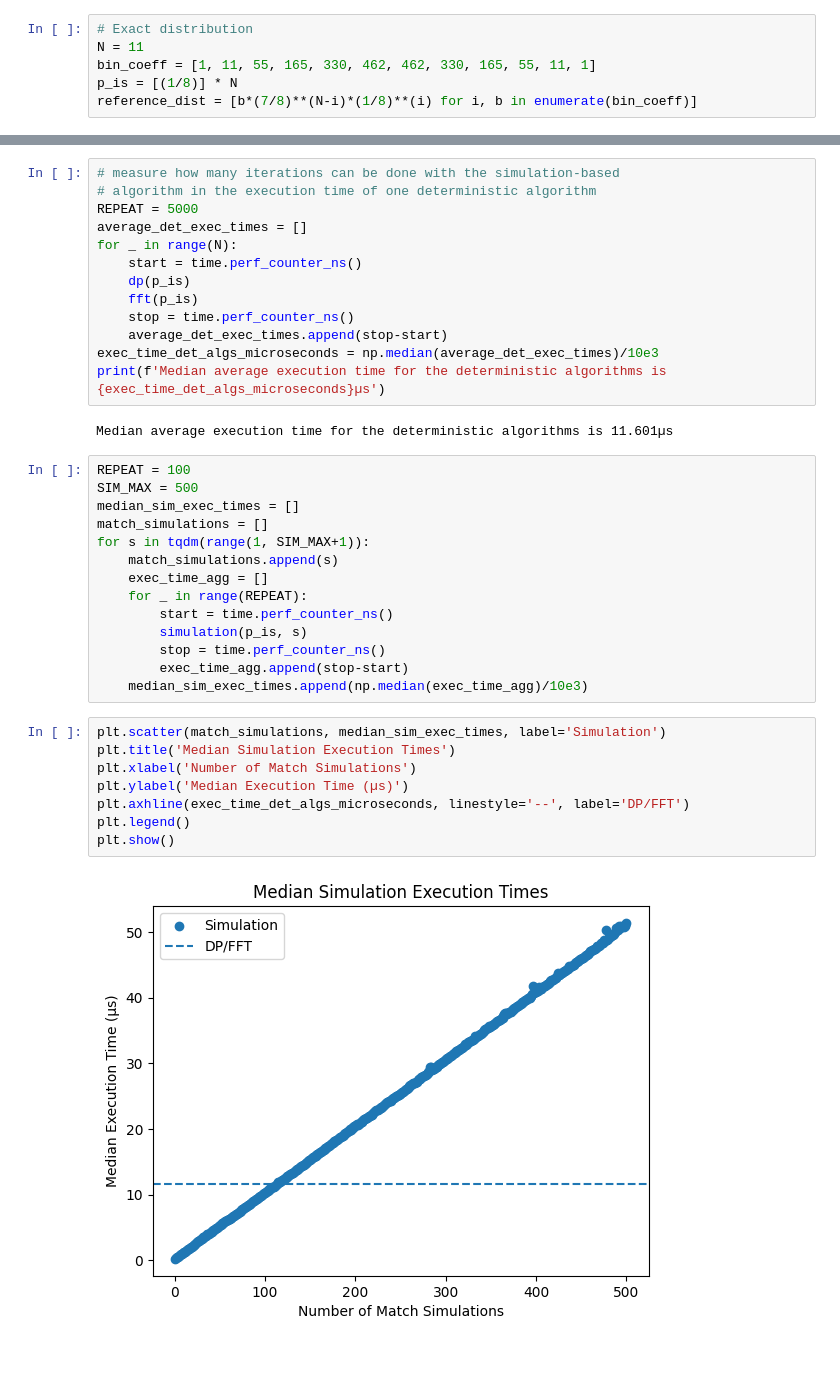
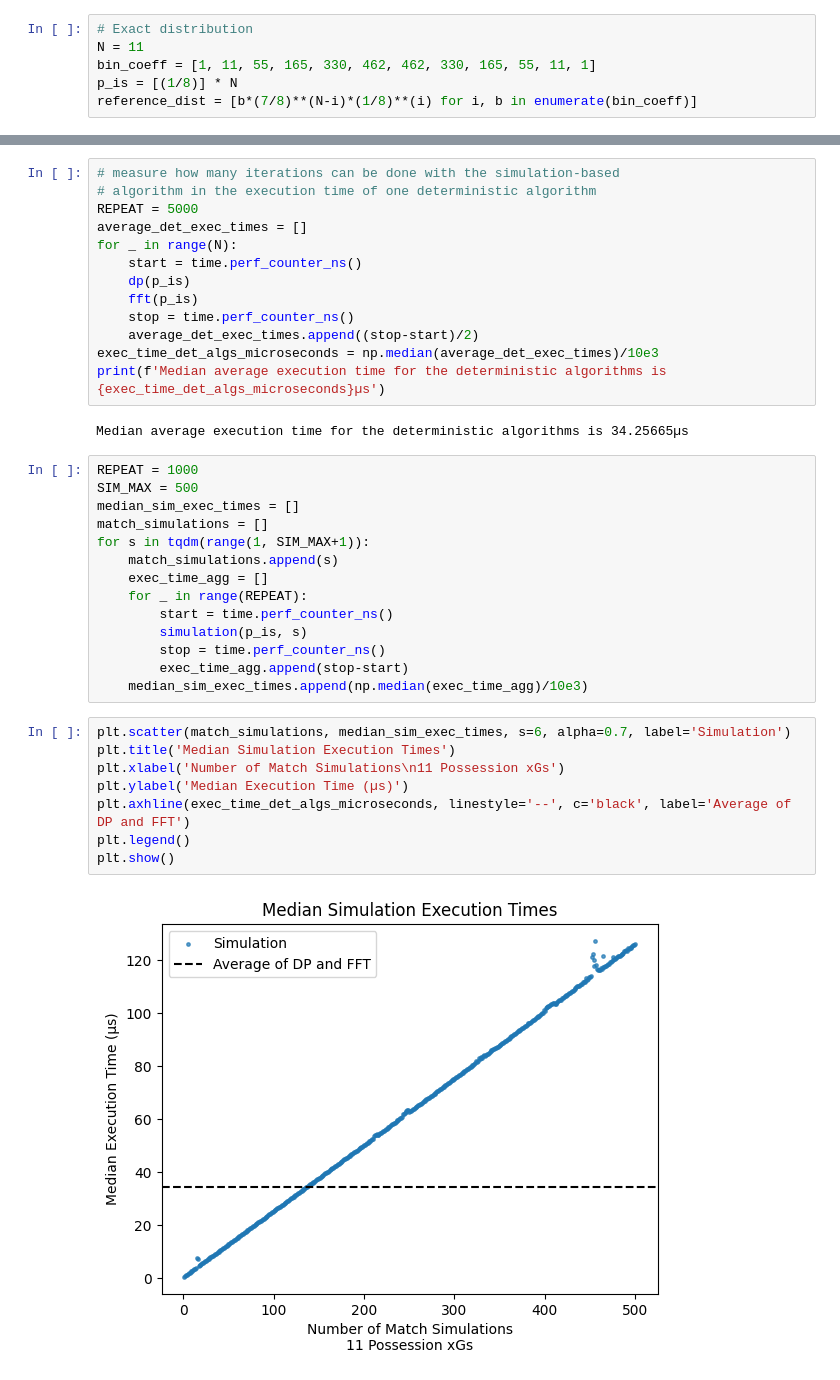
Before and after one commit to StrikerBadger/bachelor-thesis, a Jupyter notebook: simulation_analysis_new.ipynb, the cells around one changed output, grey strips where cells are left out. Cells and saved outputs as stored; diff of their text form.

```diff
--- a/simulation_analysis_new.ipynb
+++ b/simulation_analysis_new.ipynb
@@ -62,13 +62,13 @@ for _ in range(N):
     dp(p_is)
     fft(p_is)
     stop = time.perf_counter_ns()
-    average_det_exec_times.append(stop-start)
+    average_det_exec_times.append((stop-start)/2)
 exec_time_det_algs_microseconds = np.median(average_det_exec_times)/10e3
 print(f'Median average execution time for the deterministic algorithms is {exec_time_det_algs_microseconds}µs')
 # %% [output]
-Median average execution time for the deterministic algorithms is 11.601µs
+Median average execution time for the deterministic algorithms is 34.25665µs
 # %%
-REPEAT = 100
+REPEAT = 1000
 SIM_MAX = 500
 median_sim_exec_times = []
 match_simulations = []
@@ -82,15 +82,15 @@ for s in tqdm(range(1, SIM_MAX+1)):
         exec_time_agg.append(stop-start)
     median_sim_exec_times.append(np.median(exec_time_agg)/10e3)
 # %%
-plt.scatter(match_simulations, median_sim_exec_times, label='Simulation')
+plt.scatter(match_simulations, median_sim_exec_times, s=6, alpha=0.7, label='Simulation')
 plt.title('Median Simulation Execution Times')
-plt.xlabel('Number of Match Simulations')
+plt.xlabel('Number of Match Simulations\n11 Possession xGs')
 plt.ylabel('Median Execution Time (µs)')
-plt.axhline(exec_time_det_algs_microseconds, linestyle='--', label='DP/FFT')
+plt.axhline(exec_time_det_algs_microseconds, linestyle='--', c='black', label='Average of DP and FFT')
 plt.legend()
 plt.show()
 # %% [output]
-[figure, old version]
+[figure, new version]
 # %%
 one_sim = median_sim_exec_times[0]
 last_sim_amnt = median_sim_exec_times[-1]
```
Also changed, not shown: parts of 8 cells of this notebook, 7 other files.
